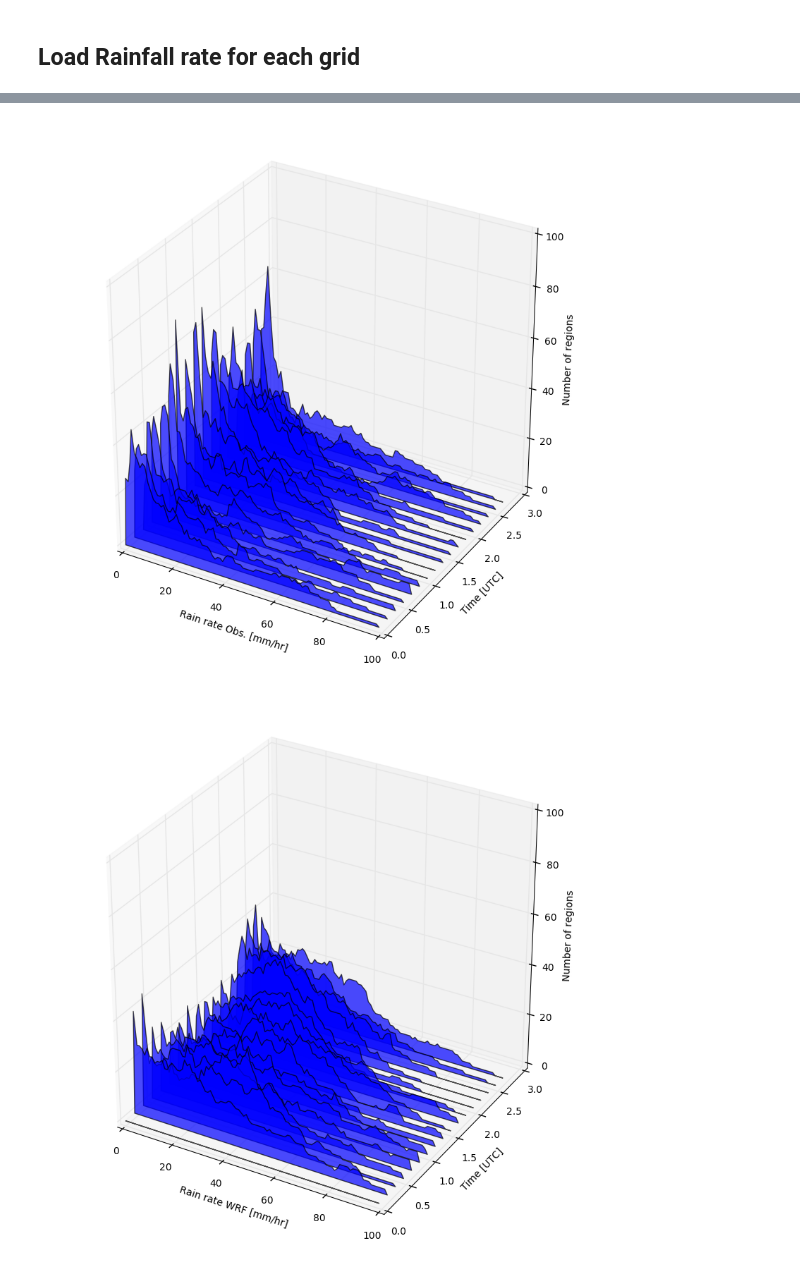
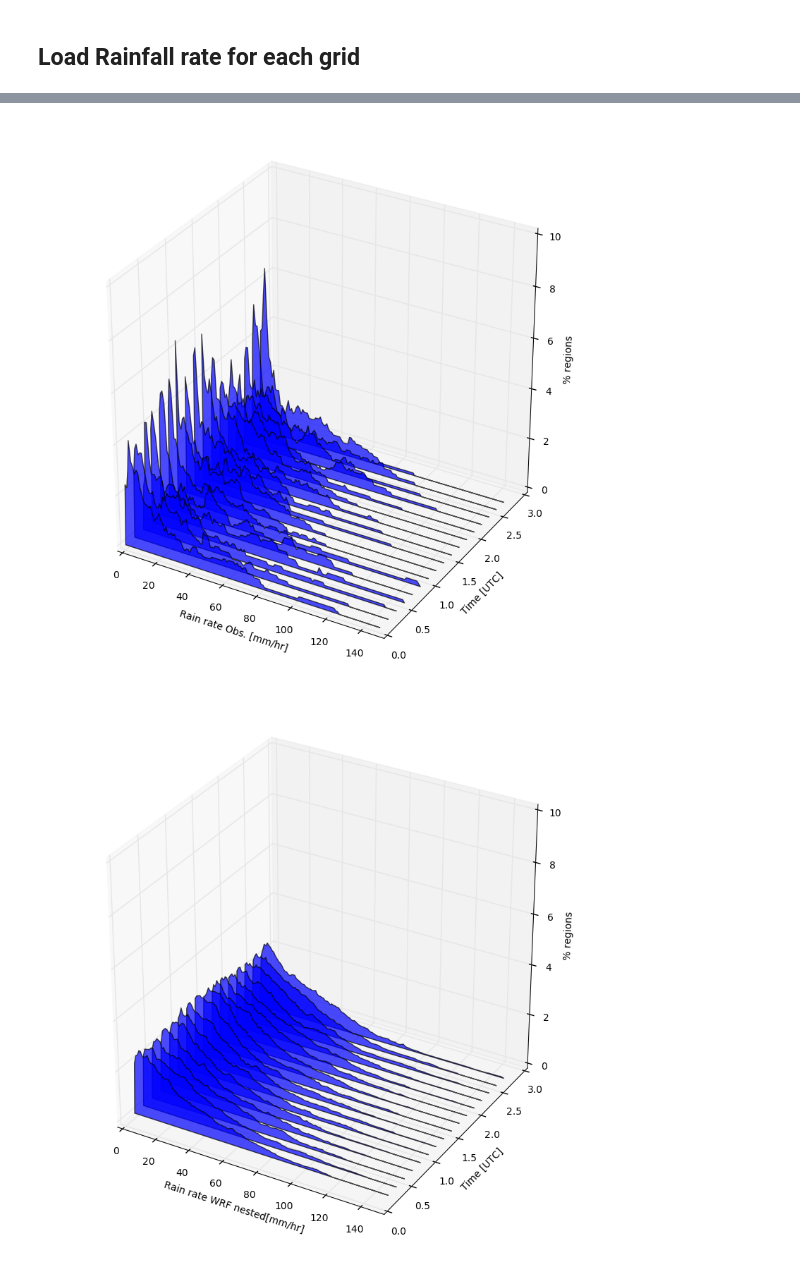
Before and after one commit to EVS-ATMOS/twpice_mmic, a Jupyter notebook: Rainfall vs time.ipynb, the cells around one changed output, grey strips where cells are left out. Saved outputs shown, nothing was run; the diff lists cells and outputs as text; code cells hidden in the pictures.

```diff
--- a/Rainfall vs time.ipynb
+++ b/Rainfall vs time.ipynb
@@ -19,9 +20,11 @@ import glob
 # %% [markdown]
 Load all grids from computer
 # %%
-data_path = 'C:/Users/rjackson/Documents/data/rainfall_rate/'
-conv_strat_path = 'C:/Users/rjackson/Documents/data/conv_stratiform/'
-wrf_file = 'C:/Users/rjackson/Documents/data/wrftestdata/wrfout_d01_2006-01-20_000000'
+data_path = '/home/rjackson/rainfall_grids/'
+conv_strat_path = '/home/rjackson/usb_drive/conv_stratiform/'
+wrf_file = '/home/rjackson/satoshi_runs/wuyin_runs/wrfout*'
+mode = 1                                    # 0 = Satoshi's WRF files, 1 = Wuyin's
+
 # get_radar_times
 #     start_year = Start year of animation
 #     start_month = Start month of animation
@@ -221,11 +210,14 @@ rain_num_obs = []
 rain_area_wrf = []
 rain_num_wrf = []
 datenums = np.zeros(len(times))
-rr_bins = np.arange(0,100,1)
+rr_bins = np.arange(0,150,1)
 i = 0
-wrf_cdf = Dataset(wrf_file, mode='r')
-Z_wrf = wrf_cdf.variables['REFL_10CM'][:,:,:,:]
-RAINNC_wrf = wrf_cdf.variables['RAINNC'][:,:,:]
+if(mode == 0):
+    wrf_cdf = Dataset(wrf_file, mode='r')
+    RAINNC_wrf = wrf_cdf.variables['RAINNC'][:,:,:]
+else:
+    wrf_cdf = xray.open_mfdataset(wrf_file, engine='scipy')
+    RAINNC_wrf = wrf_cdf.RAINNC.load()
 
 # Rainfall rate assuming 10 min timesteps
 Rainfall_rate = np.nan*np.ones(RAINNC_wrf.shape)
@@ -316,7 +308,7 @@ verts = []
 zs = np.arange(0, len(times), 1.0)
 i = 0
 for z in zs:
-    ys = rain_num_obs[i]
+    ys = rain_num_obs[i]/np.sum(rain_num_obs[i])*100
     ys[0], ys[-1] = 0, 0
     verts.append(list(zip(xs, ys)))
     i = i + 1
@@ -326,44 +318,44 @@ poly.set_alpha(0.7)
 ax.add_collection3d(poly, zs=zs/6, zdir='y')
 
 ax.set_xlabel('Rain rate Obs. [mm/hr]')
-ax.set_xlim3d(0, 100)
+ax.set_xlim3d(0, 150)
 ax.set_ylabel('Time [UTC]')
 ax.set_ylim3d(0, 3)
-ax.set_zlabel('Number of regions')
-ax.set_zlim3d(0, 100)
+ax.set_zlabel('% regions')
+ax.set_zlim3d(0, 10)
 
 plt.show()
 # %% [output]
-[figure, old version]
+[figure, new version]
 # %%
 from matplotlib import colors as mcolors
 fig = plt.figure(figsize=(10,10))
 ax = fig.gca(projection='3d')
 
 def cc(arg):
     return mcolors.to_rgba(arg, alpha=0.6)
 
 xs = rr_bins
 verts = []
 zs = np.arange(0, len(times), 1.0)
 i = 0
 for z in zs:
-    ys = rain_num_wrf[i]
+    ys = rain_num_wrf[i]/np.sum(rain_num_wrf[i])*100
     ys[0], ys[-1] = 0, 0
     verts.append(list(zip(xs, ys)))
     i = i + 1
 
 poly = PolyCollection(verts)
 poly.set_alpha(0.7)
 ax.add_collection3d(poly, zs=zs/6, zdir='y')
 
-ax.set_xlabel('Rain rate WRF [mm/hr]')
-ax.set_xlim3d(0, 100)
+ax.set_xlabel('Rain rate WRF nested[mm/hr]')
+ax.set_xlim3d(0, 150)
 ax.set_ylabel('Time [UTC]')
 ax.set_ylim3d(0, 3)
-ax.set_zlabel('Number of regions')
-ax.set_zlim3d(0, 100)
+ax.set_zlabel('% regions')
+ax.set_zlim3d(0, 10)
 
 plt.show()
 # %% [output]
-[figure, old version]
+[figure, new version]
```
Also changed, not shown: parts of 4 cells of this notebook, 1 other file.
